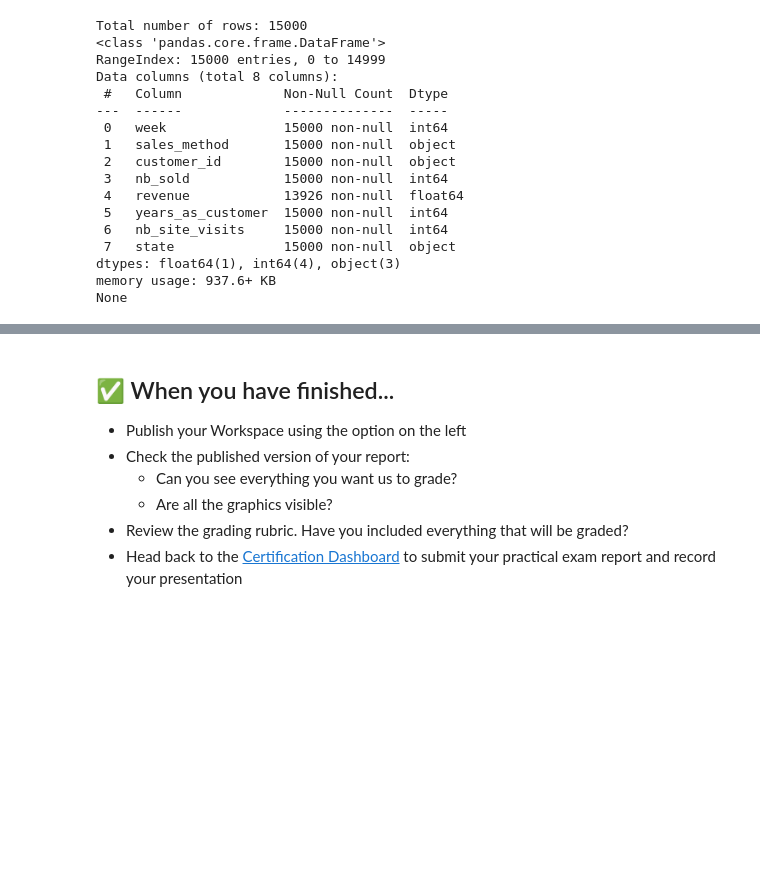
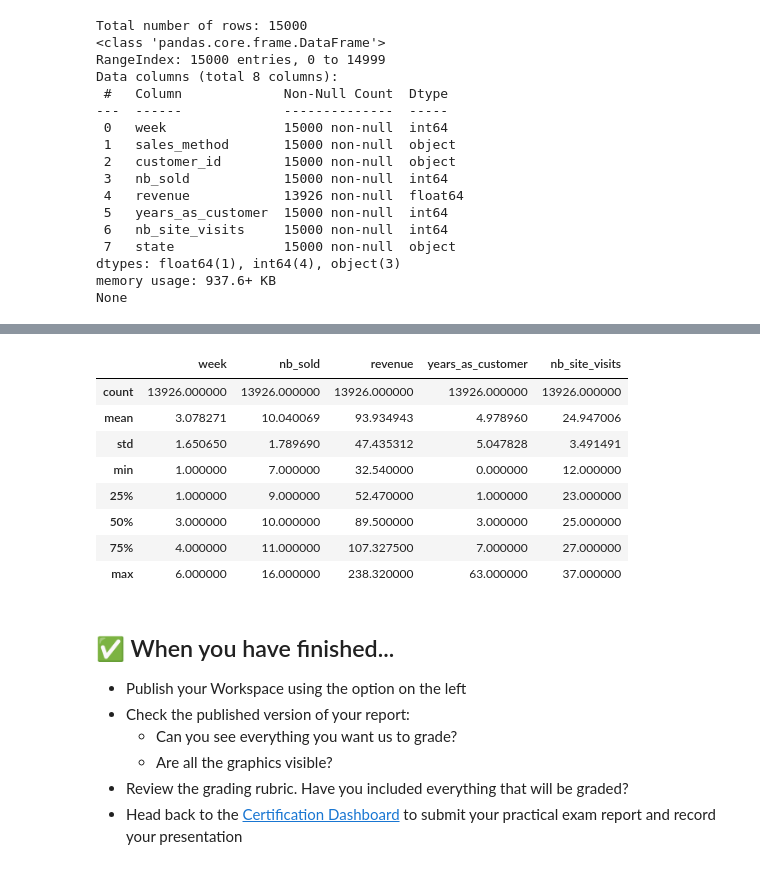
Before and after one commit to miniloda/DataCamp-Data-Analysis-Practical-Exam, a Jupyter notebook: notebook.ipynb, the cells around one changed output, grey strips where cells are left out. Saved outputs shown, nothing was run; the diff lists cells and outputs as text; code cells hidden in the pictures; blank space fills up the shorter version.

```diff
--- a/notebook.ipynb
+++ b/notebook.ipynb
@@ -93,3 +149,27 @@ Categorical columns: ['sales_method', 'customer_id', 'state']
+# %%
+def clean_numerical(df):
+    # revenue rounded to two decimal places
+    df['revenue'] = df['revenue'].round(2)
+    # nb_sold rounded to the nearest whole number
+    df['nb_sold'] = df['nb_sold'].round()
+    # years_as_customer should be positive and whole number
+    df['years_as_customer'] = df['years_as_customer'].abs().astype(int)
+    # nb_site_visits should be positive and whole number
+    df['nb_site_visits'] = df['nb_site_visits'].abs().astype(int)
+    return df
+
+df = clean_numerical(df)
+df.describe()
+# %% [output]
+|  | week | nb_sold | revenue | years_as_customer | nb_site_visits |
+| count | 13926.000000 | 13926.000000 | 13926.000000 | 13926.000000 | 13926.000000 |
+| mean | 3.078271 | 10.040069 | 93.934943 | 4.978960 | 24.947006 |
+| std | 1.650650 | 1.789690 | 47.435312 | 5.047828 | 3.491491 |
+| min | 1.000000 | 7.000000 | 32.540000 | 0.000000 | 12.000000 |
+| 25% | 1.000000 | 9.000000 | 52.470000 | 1.000000 | 23.000000 |
+| 50% | 3.000000 | 10.000000 | 89.500000 | 3.000000 | 25.000000 |
+| 75% | 4.000000 | 11.000000 | 107.327500 | 7.000000 | 27.000000 |
+| max | 6.000000 | 16.000000 | 238.320000 | 63.000000 | 37.000000 |
 # %% [markdown]
 ## ✅ When you have finished...
 -  Publish your Workspace using the option on the left
```
Also changed, not shown: parts of 6 cells of this notebook.
